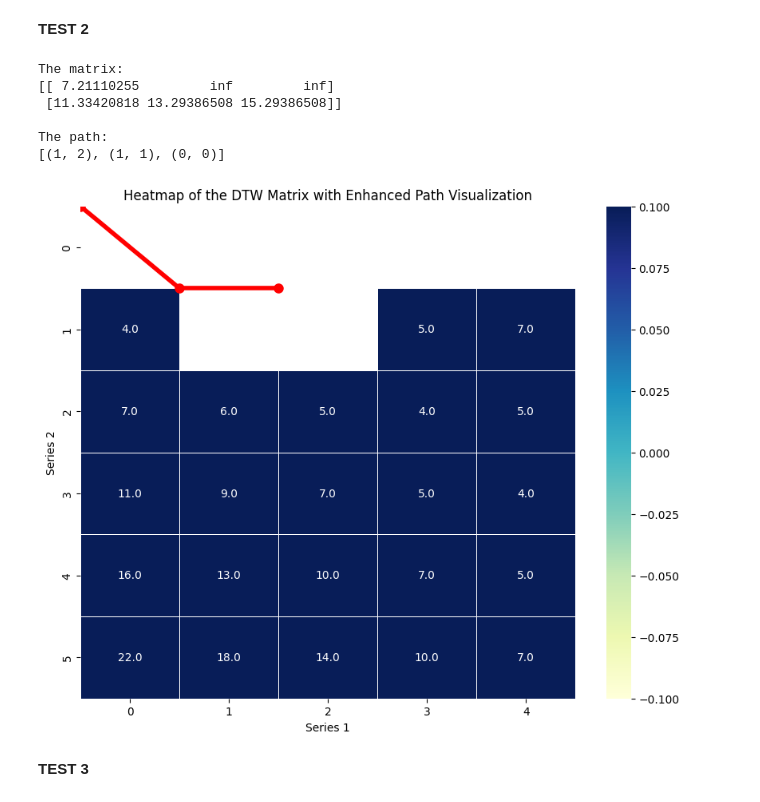
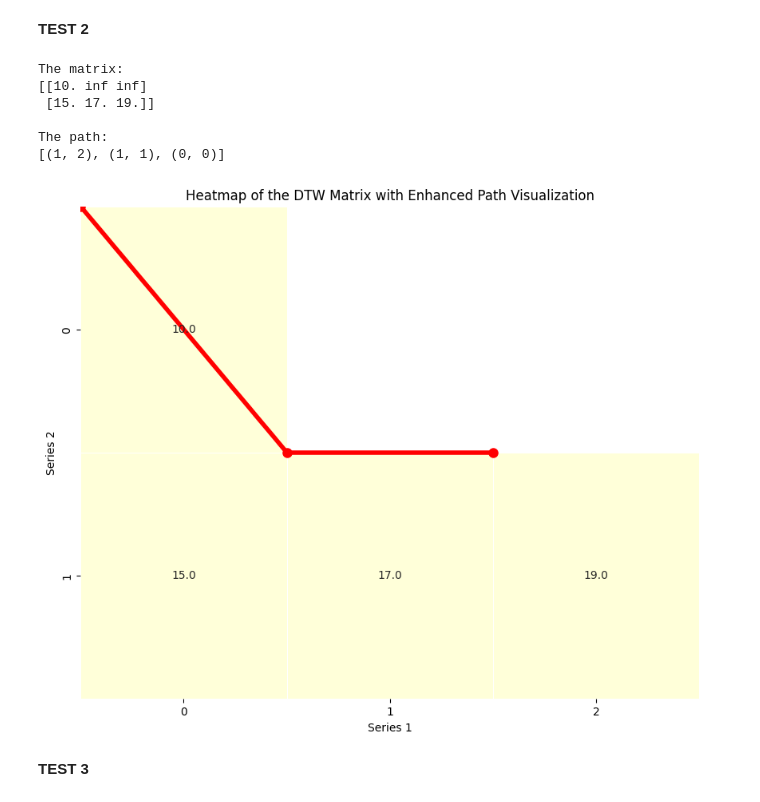
Before and after one commit to ferayame/dtw_algorithm, a Jupyter notebook: DTW.ipynb, the cells around one changed output. Saved outputs shown, nothing was run; the diff lists cells and outputs as text; code cells hidden in the pictures.

```diff
--- a/DTW.ipynb
+++ b/DTW.ipynb
@@ -4,8 +4,10 @@
 import numpy as np
 import seaborn as sns
 
+# def distance(a, b):
+#     return np.sqrt(np.sum(np.pow((a - b), 2)))
 def distance(a, b):
-    return np.sqrt(np.sum(np.pow((a - b), 2)))
+    return np.sum(np.abs(a - b))
 # %% [markdown]
 **Dynamic Programming Algorithm**
 # %%
@@ -70,21 +72,21 @@ def path_trace(matrix_dtw):
 # %%
 import matplotlib.pyplot as plt
 
-def visualiser_alignement(serie1, serie2, chemin):
+def visualiser_alignement(serie1, serie2, path):
     n, m = len(serie1), len(serie2)
     plt.figure(figsize=(10, 6))
 
-    plt.plot(range(n), [0] * n, 'ro-', label='Série 1 (s1)', markersize=10)  # Série 1
-    plt.plot(range(m), [1] * m, 'bo-', label='Série 2 (s2)', markersize=10)  # Série 2
+    plt.plot(range(n), [0] * n, 'ro-', label='Série 1 (s1)', markersize=10)
+    plt.plot(range(m), [1] * m, 'bo-', label='Série 2 (s2)', markersize=10)
 
 # Tracer le chemin d'alignement
-    for (i, j) in chemin:
+    for (i, j) in path:
         plt.plot([i, j], [0, 1], 'k--')  # Lignes pointillées entre les points
 
 # Annotations
     plt.xticks(range(max(n, m)), [str(serie1[i]) if i < n else '' for i in range(max(n, m))])
     plt.yticks([0, 1], ['Série 1', 'Série 2'])
-    plt.title("Visualisation de l'Alignement Optimal")
+    plt.title("Visualisation Of the optimal path")
     plt.xlabel("Position dans la Série 1")
     plt.ylabel("Position dans la Série 2")
     plt.legend()
@@ -95,16 +97,11 @@ def visualiser_alignement(serie1, serie2, chemin):
 def visualiser_DTW_heatmap(matrix_dtw, chemin):
     # Create a copy of the matrix to highlight the path
     matrix_with_path = matrix_dtw.copy()
-    path_color_value = np.max(matrix_dtw)  # Set the path's color intensity to be the maximum value
-
-    # Mark the path by adjusting the color intensity
-    for (i, j) in chemin:
-        matrix_with_path[i, j] = path_color_value  # Set the path's value to a distinct max value
 
     plt.figure(figsize=(10, 8))
 
     # Plotting the heatmap with the adjusted path
-    sns.heatmap(matrix_with_path, cmap="YlGnBu", annot=True, fmt=".1f", cbar=True, linewidths=0.5)
+    sns.heatmap(matrix_with_path, cmap="YlGnBu", annot=True, fmt=".1f", cbar=False, linewidths=0.5)
 
     # Plotting the optimal path with bold lines
     path_x = [j for (i, j) in chemin]  # X coordinates of the path
@@ -172,26 +150,26 @@ The Path:
 # %%
 A = np.matrix([[2, 3,  4],
                [3, 3.5,4]])
 
 T = np.matrix([[5,6],
                [5,4]])
 
 At = A.T
 Tt = T.T
 mat = dtw_matrix(At, Tt)
 print(f"The matrix:\n{mat}")
 
 path = path_trace(mat)
 print(f"\nThe path:\n{path}")
-visualiser_DTW_heatmap(matrix,path)
+visualiser_DTW_heatmap(mat,path)
 # %% [output]
 The matrix:
-[[ 7.21110255         inf         inf]
- [11.33420818 13.29386508 15.29386508]]
+[[10. inf inf]
+ [15. 17. 19.]]
 
 The path:
 [(1, 2), (1, 1), (0, 0)]
-[figure, old version]
+[figure, new version]
 # %% [markdown]
 **TEST 3**
 # %%
```
Also changed, not shown: parts of 3 cells of this notebook.
